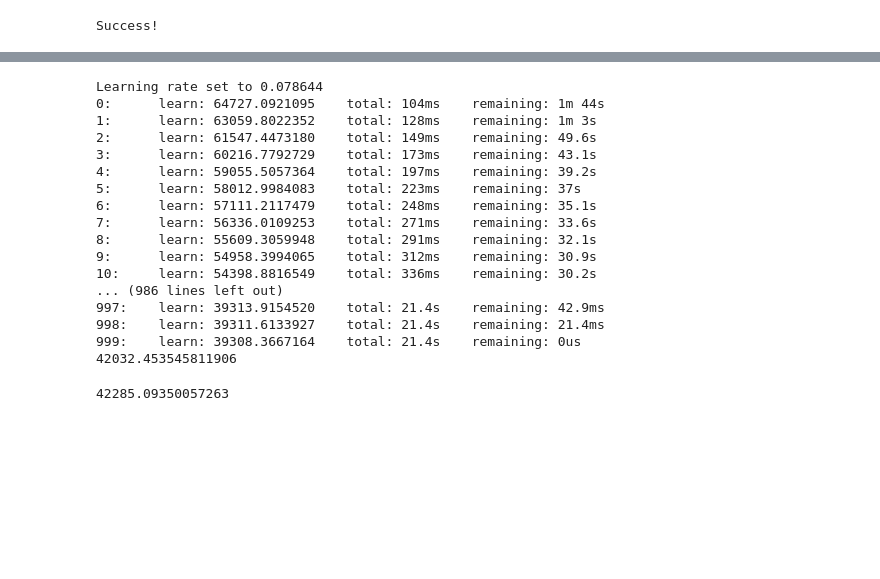
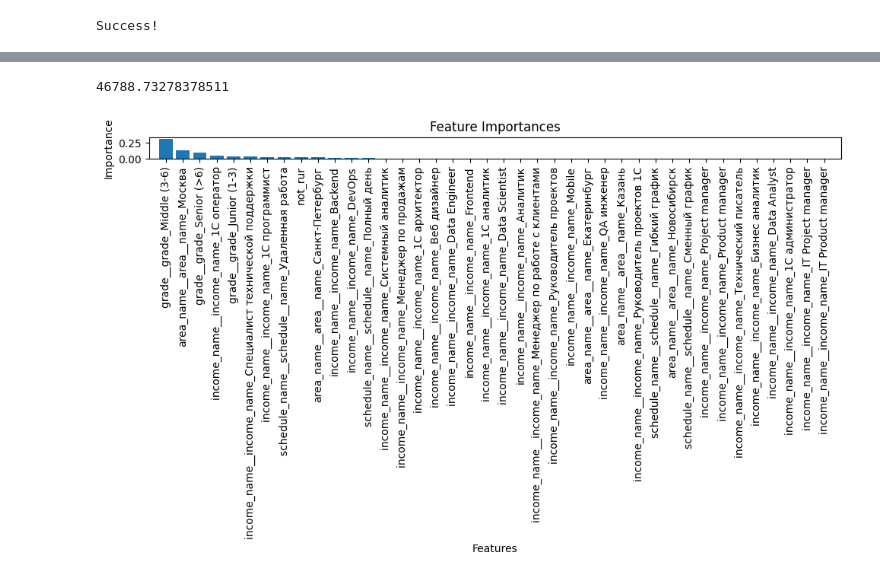
Before and after one commit to LadHrAnalytics/ML_HR, a Jupyter notebook: Notebooks/dataset_cleaning.ipynb, the cells around one changed output, grey strips where cells are left out. Cells and saved outputs as stored; diff of their text form; code cells hidden in the pictures; blank space fills up the shorter version.

```diff
--- a/Notebooks/dataset_cleaning.ipynb
+++ b/Notebooks/dataset_cleaning.ipynb
@@ -535,34 +554,32 @@ GridSearchCV(cv=3, estimator=Pipeline(steps=[('model', [SVR()])]),
 # %%
-def train(data, estimator):
-    X = data.drop(columns=['salary_from_gross', 'salary_to_gross', 'salary_average'])
+import matplotlib.pyplot as plt
+
+def train(data, estimator, n_top_features=40):
+    X = data.drop(columns=['salary_from_gross', 'salary_to_gross', 'salary_average'], axis=1)
     y = data['salary_average']
     X_train, X_test, y_train, y_test = train_test_split(X, y, random_state=42, test_size=0.2)
     estimator.fit(X_train, y_train)
     y_pred = estimator.predict(X_test)
     print(root_mean_squared_error(y_test, y_pred))
+
+
+    importances = estimator.feature_importances_
+    indices = np.argsort(importances)[::-1]
+    top_indices = indices[:n_top_features]
+    top_importances = importances[top_indices]
+    top_features = X.columns[top_indices]
+
+    plt.figure(figsize=(10, 6))
+    plt.title('Feature Importances')
+    plt.bar(range(n_top_features), top_importances, align='center')
+    plt.xticks(range(n_top_features), top_features, rotation=90)
+    plt.xlim([-1, n_top_features])
+    plt.xlabel('Features')
+    plt.ylabel('Importance')
+    plt.tight_layout()
+    plt.show()
-# %%
-from catboost import CatBoostRegressor
-train(df_after_preprocess, CatBoostRegressor())
-# %% [output]
-Learning rate set to 0.078644
-0:      learn: 64727.0921095    total: 104ms    remaining: 1m 44s
-1:      learn: 63059.8022352    total: 128ms    remaining: 1m 3s
-2:      learn: 61547.4473180    total: 149ms    remaining: 49.6s
-3:      learn: 60216.7792729    total: 173ms    remaining: 43.1s
-4:      learn: 59055.5057364    total: 197ms    remaining: 39.2s
-5:      learn: 58012.9984083    total: 223ms    remaining: 37s
-6:      learn: 57111.2117479    total: 248ms    remaining: 35.1s
-7:      learn: 56336.0109253    total: 271ms    remaining: 33.6s
-8:      learn: 55609.3059948    total: 291ms    remaining: 32.1s
-9:      learn: 54958.3994065    total: 312ms    remaining: 30.9s
-10:     learn: 54398.8816549    total: 336ms    remaining: 30.2s
-... (986 lines left out)
-997:    learn: 39313.9154520    total: 21.4s    remaining: 42.9ms
-998:    learn: 39311.6133927    total: 21.4s    remaining: 21.4ms
-999:    learn: 39308.3667164    total: 21.4s    remaining: 0us
-42032.453545811906
-# %%
-from xgboost import XGBRegressor
-train(df_after_preprocess, XGBRegressor())
-# %% [output]
-42285.09350057263
+# %%
+train(df_after_preprocess, RandomForestRegressor(n_jobs=-1, random_state=RANDOM_STATE))
+# %% [output]
+46788.73278378511
+[figure, added]
```
Also changed, not shown: parts of 8 cells of this notebook.
